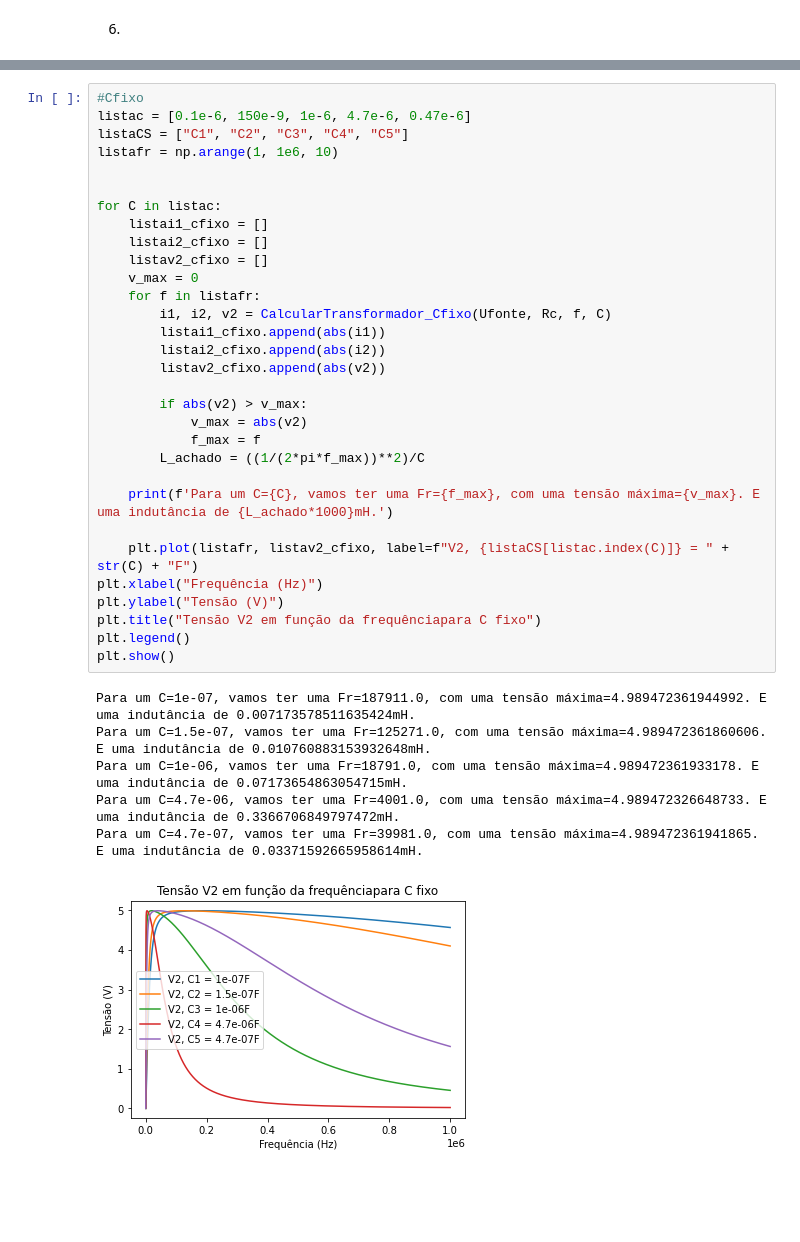
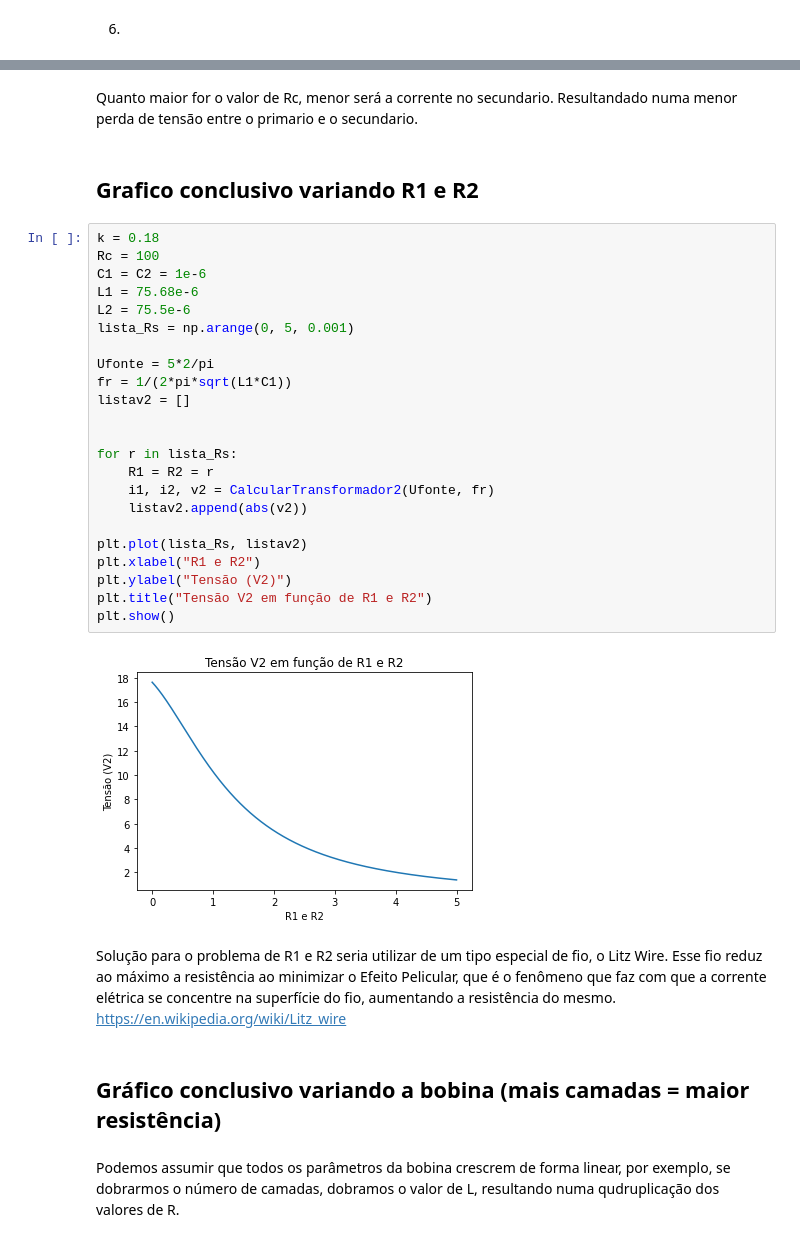
Before and after one commit to MatheusCastellucci/Projeto-Mamag, a Jupyter notebook: projeto.ipynb, the cells around one changed output, grey strips where cells are left out. Drawn from its saved outputs; the diff is of its cells as text; blank space fills up the shorter version.

```diff
--- a/projeto.ipynb
+++ b/projeto.ipynb
@@ -235,38 +266,37 @@ def CalcularTransformador_Cfixo(Uf, Rc, f, cfixo):
-# %%
-#Cfixo
-listac = [0.1e-6, 150e-9, 1e-6, 4.7e-6, 0.47e-6]
-listaCS = ["C1", "C2", "C3", "C4", "C5"]
-listafr = np.arange(1, 1e6, 10)
-
-
-for C in listac:
-    listai1_cfixo = []
-    listai2_cfixo = []
-    listav2_cfixo = []
-    v_max = 0
-    for f in listafr:
-        i1, i2, v2 = CalcularTransformador_Cfixo(Ufonte, Rc, f, C)
-        listai1_cfixo.append(abs(i1))
-        listai2_cfixo.append(abs(i2))
-        listav2_cfixo.append(abs(v2))
-
-        if abs(v2) > v_max:
-            v_max = abs(v2)
-            f_max = f
-        L_achado = ((1/(2*pi*f_max))**2)/C
-
-    print(f'Para um C={C}, vamos ter uma Fr={f_max}, com uma tensão máxima={v_max}. E uma indutância de {L_achado*1000}mH.')
-
-    plt.plot(listafr, listav2_cfixo, label=f"V2, {listaCS[listac.index(C)]} = " + str(C) + "F")
-plt.xlabel("Frequência (Hz)")
-plt.ylabel("Tensão (V)")
-plt.title("Tensão V2 em função da frequênciapara C fixo")
-plt.legend()
-plt.show()
-# %% [output]
-Para um C=1e-07, vamos ter uma Fr=187911.0, com uma tensão máxima=4.989472361944992. E uma indutância de 0.007173578511635424mH.
-Para um C=1.5e-07, vamos ter uma Fr=125271.0, com uma tensão máxima=4.989472361860606. E uma indutância de 0.010760883153932648mH.
-Para um C=1e-06, vamos ter uma Fr=18791.0, com uma tensão máxima=4.989472361933178. E uma indutância de 0.07173654863054715mH.
-Para um C=4.7e-06, vamos ter uma Fr=4001.0, com uma tensão máxima=4.989472326648733. E uma indutância de 0.3366706849797472mH.
-Para um C=4.7e-07, vamos ter uma Fr=39981.0, com uma tensão máxima=4.989472361941865. E uma indutância de 0.03371592665958614mH.
-[figure, removed]
+# %% [markdown]
+Quanto maior for o valor de Rc, menor será a corrente no secundario. Resultandado numa menor perda de tensão entre o primario e o secundario.
+# %% [markdown]
+## Grafico conclusivo variando R1 e R2
+# %%
+k = 0.18
+Rc = 100
+C1 = C2 = 1e-6
+L1 = 75.68e-6
+L2 = 75.5e-6
+lista_Rs = np.arange(0, 5, 0.001)
+
+Ufonte = 5*2/pi
+fr = 1/(2*pi*sqrt(L1*C1))
+listav2 = []
+
+
+for r in lista_Rs:
+    R1 = R2 = r
+    i1, i2, v2 = CalcularTransformador2(Ufonte, fr)
+    listav2.append(abs(v2))
+
+plt.plot(lista_Rs, listav2)
+plt.xlabel("R1 e R2")
+plt.ylabel("Tensão (V2)")
+plt.title("Tensão V2 em função de R1 e R2")
+plt.show()
+# %% [output]
+[figure, added]
+# %% [markdown]
+Solução para o problema de R1 e R2 seria utilizar de um tipo especial de fio, o Litz Wire.
+Esse fio reduz ao máximo a resistência ao minimizar o Efeito Pelicular, que é o fenômeno que faz com que a corrente elétrica se concentre na superfície do fio, aumentando a resistência do mesmo.
+https://en.wikipedia.org/wiki/Litz_wire
+# %% [markdown]
+## Gráfico conclusivo variando a bobina (mais camadas = maior resistência)
+# %% [markdown]
+Podemos assumir que todos os parâmetros da bobina crescrem de forma linear, por exemplo, se dobrarmos o número de camadas, dobramos o valor de L, resultando numa qudruplicação dos valores de R.
```
Also changed, not shown: parts of 12 cells of this notebook, 2 other files.
